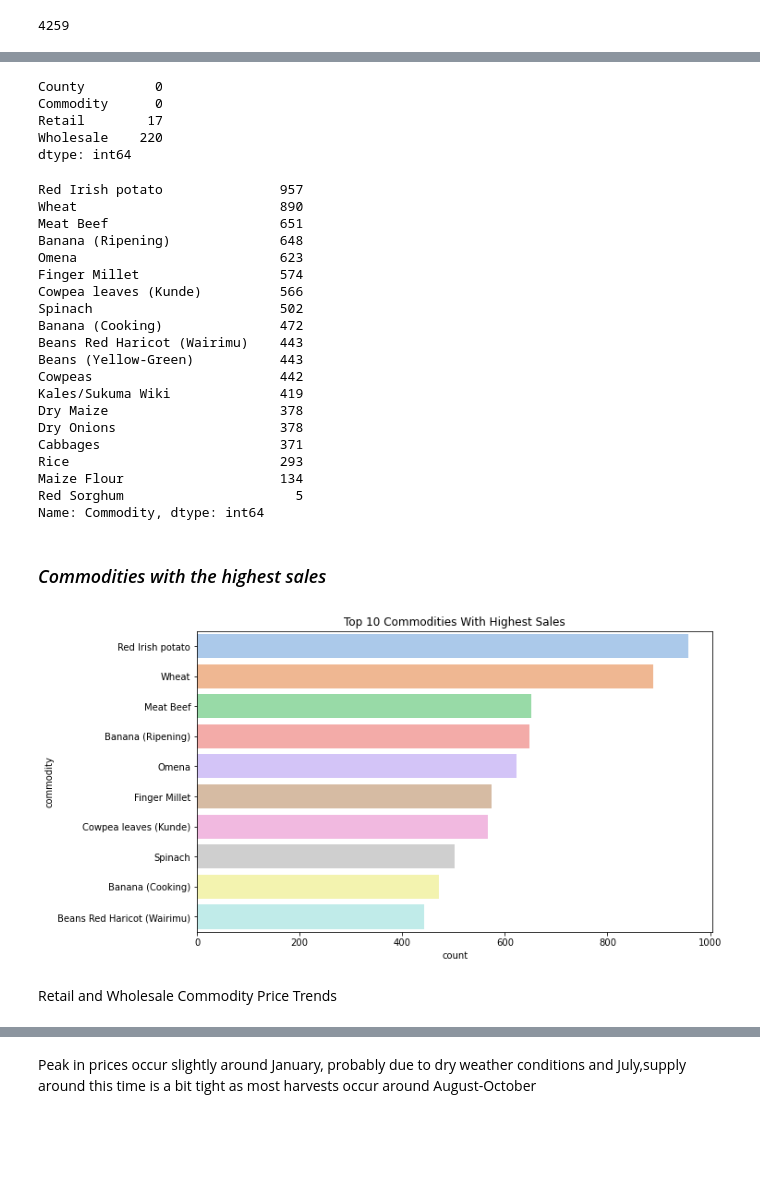
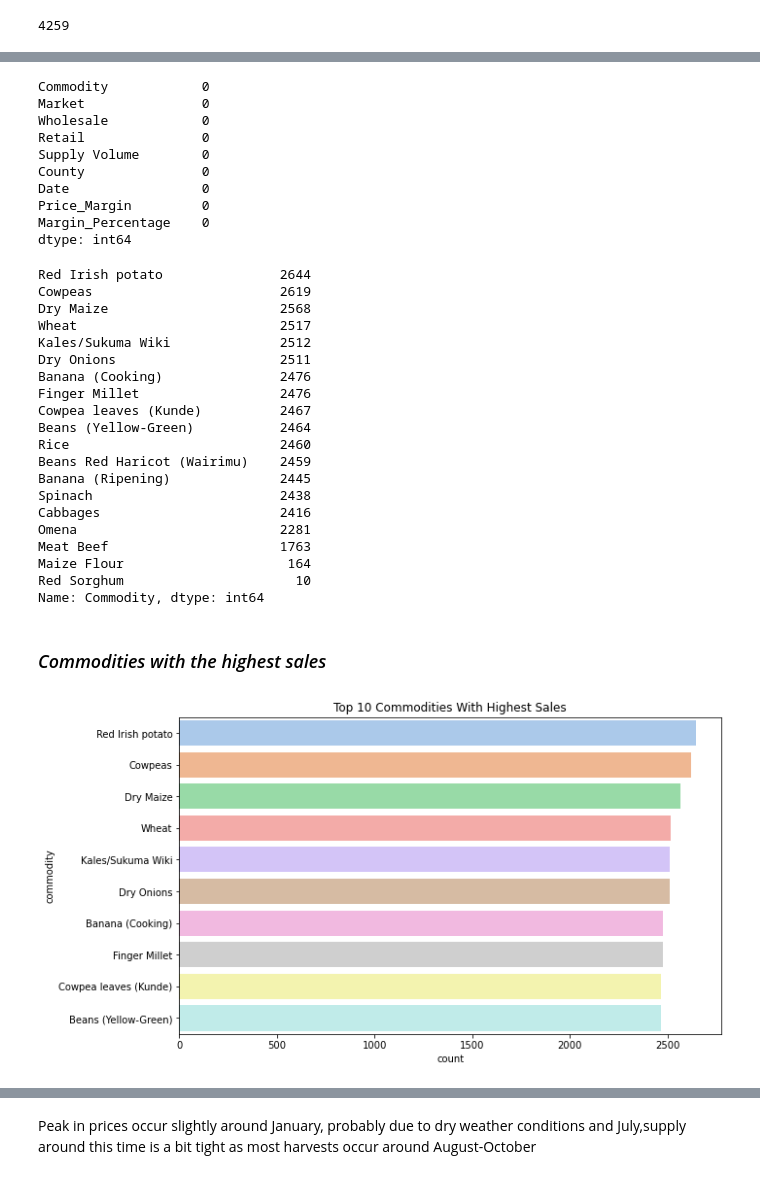
Before and after one commit to Victor-Mufasa/Agricultural-Commodity-Price-Forecasting, a Jupyter notebook: notebook/charity.ipynb, the cells around one changed output, grey strips where cells are left out. Cells and saved outputs as stored; diff of their text form; code cells hidden in the pictures; blank space fills up the shorter version.

```diff
--- a/notebook/charity.ipynb
+++ b/notebook/charity.ipynb
@@ -69,4 +71,6 @@ combined_df.drop_duplicates(inplace=True)
 combined_df['County'] = combined_df.groupby('Market')['County'].transform(lambda x: x.fillna(x.mode()[0] if not x.mode().empty else "Unknown"))
 # %%
 #impute missing values in the supply volume column with the median value of the respective market
-combined_df['Supply Volume'] = combined_df.groupby("Commodity")["Supply Volume"].transform(lambda x: x.fillna(x.median()))
+combined_df["Supply Volume"] = combined_df["Supply Volume"].fillna(
+    combined_df.groupby("Commodity")["Supply Volume"].transform("median")
+)
@@ -95,7 +101,7 @@ combined_df.head()
 | 4 | Banana (Ripening) | - | - | - | Bondeni | 80.00/Kg | 100.00/Kg | 5000.0 | Trans-Nzoia | ... |
 # %%
 #keeping columns that will be used in the model
-data=combined_df.drop(columns=['Classification', 'Grade', 'Sex', 'Market'], axis=1)
+data = combined_df.drop(columns=['Classification', 'Grade', 'Sex'], axis=1)
 # %%
 #removing 'Kg' and other symbols from the retail and wholesale columns
 for col in ['Retail', 'Wholesale']:
@@ -211,11 +144,25 @@ df_complete
+# %%
+data["Wholesale"] = data["Wholesale"].fillna(0)
+data["Retail"] = data["Retail"].fillna(0)
+# %%
+# Calculate absolute price difference
+data['Price_Margin'] = data['Retail'] - data['Wholesale']
+data = data[data['Wholesale'] > 0].copy()
+# Calculate percentage margin, handling division by zero
+data['Margin_Percentage'] = (data['Price_Margin'] / data['Wholesale']) * 100
 # %%
 #checking for null values in the new df
-df_complete.isnull().sum()
+data.isnull().sum()
 # %% [output]
-County         0
-Commodity      0
-Retail        17
-Wholesale    220
+Commodity            0
+Market               0
+Wholesale            0
+Retail               0
+Supply Volume        0
+County               0
+Date                 0
+Price_Margin         0
+Margin_Percentage    0
 dtype: int64
 # %%
 # filling missing values in each group
@@ -226,41 +173,39 @@ def clean_price(series):
 data["Wholesale"] = clean_price(data["Wholesale"])
 data["Retail"] = clean_price(data["Retail"])
 # %%
-df_complete["Commodity"].value_counts()
+data["Commodity"].value_counts()
 # %% [output]
-Red Irish potato               957
-Wheat                          890
-Meat Beef                      651
-Banana (Ripening)              648
-Omena                          623
-Finger Millet                  574
-Cowpea leaves (Kunde)          566
-Spinach                        502
-Banana (Cooking)               472
-Beans Red Haricot (Wairimu)    443
-Beans (Yellow-Green)           443
-Cowpeas                        442
-Kales/Sukuma Wiki              419
-Dry Maize                      378
-Dry Onions                     378
-Cabbages                       371
-Rice                           293
-Maize Flour                    134
-Red Sorghum                      5
+Red Irish potato               2644
+Cowpeas                        2619
+Dry Maize                      2568
+Wheat                          2517
+Kales/Sukuma Wiki              2512
+Dry Onions                     2511
+Banana (Cooking)               2476
+Finger Millet                  2476
+Cowpea leaves (Kunde)          2467
+Beans (Yellow-Green)           2464
+Rice                           2460
+Beans Red Haricot (Wairimu)    2459
+Banana (Ripening)              2445
+Spinach                        2438
+Cabbages                       2416
+Omena                          2281
+Meat Beef                      1763
+Maize Flour                     164
+Red Sorghum                      10
 Name: Commodity, dtype: int64
 # %% [markdown]
 ### *Commodities with the highest sales*
 # %%
 top_10_commodities = (
-    df_complete["Commodity"].value_counts().head(10).reset_index()
+    data["Commodity"].value_counts().head(10).reset_index()
 )
 top_10_commodities.columns = ["commodity", 'count']
 
 plt.figure(figsize=(10,6))
 sns.barplot(data=top_10_commodities, x ="count", y="commodity",  palette="pastel")
 plt.title("Top 10 Commodities With Highest Sales")
 plt.show()
 # %% [output]
-[figure, old version]
+[figure, new version]
-# %% [markdown]
-Retail and Wholesale Commodity Price Trends
```
Also changed, not shown: parts of 26 cells of this notebook.
